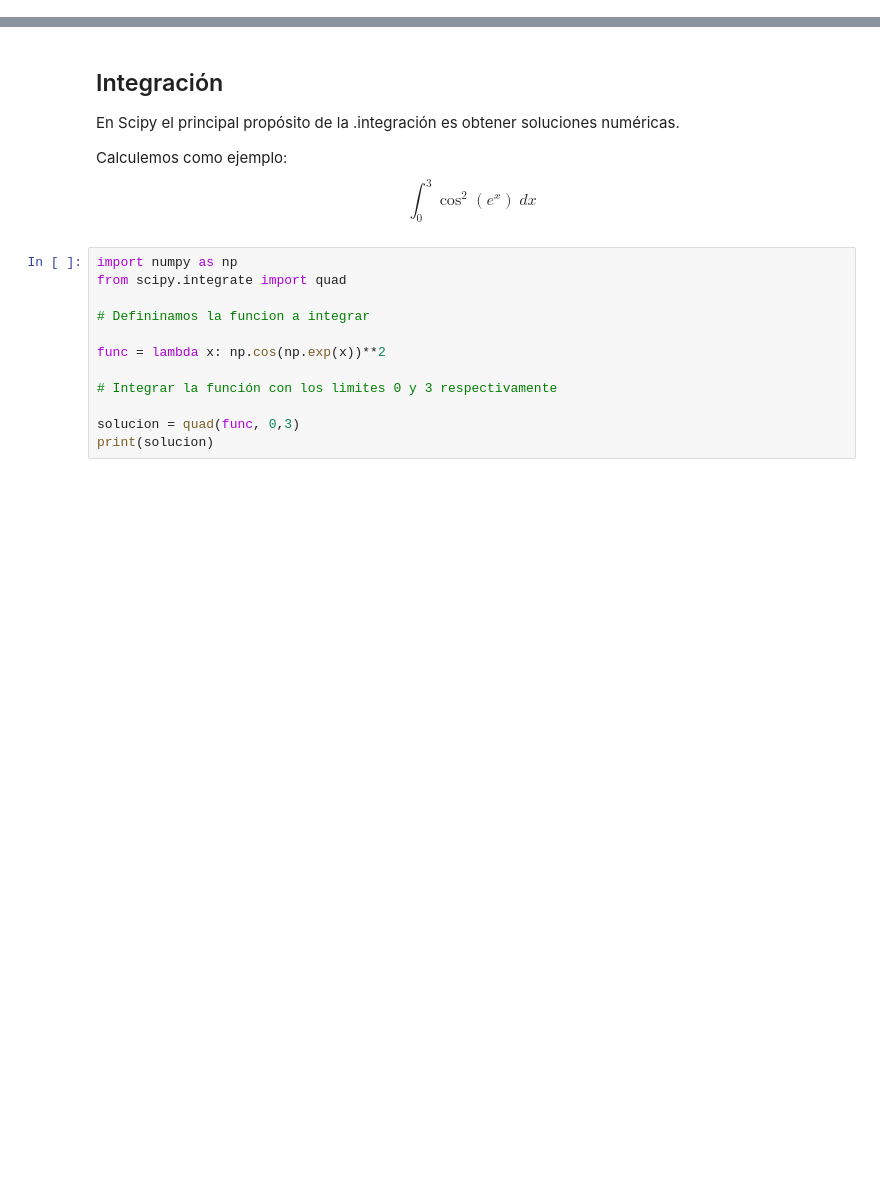
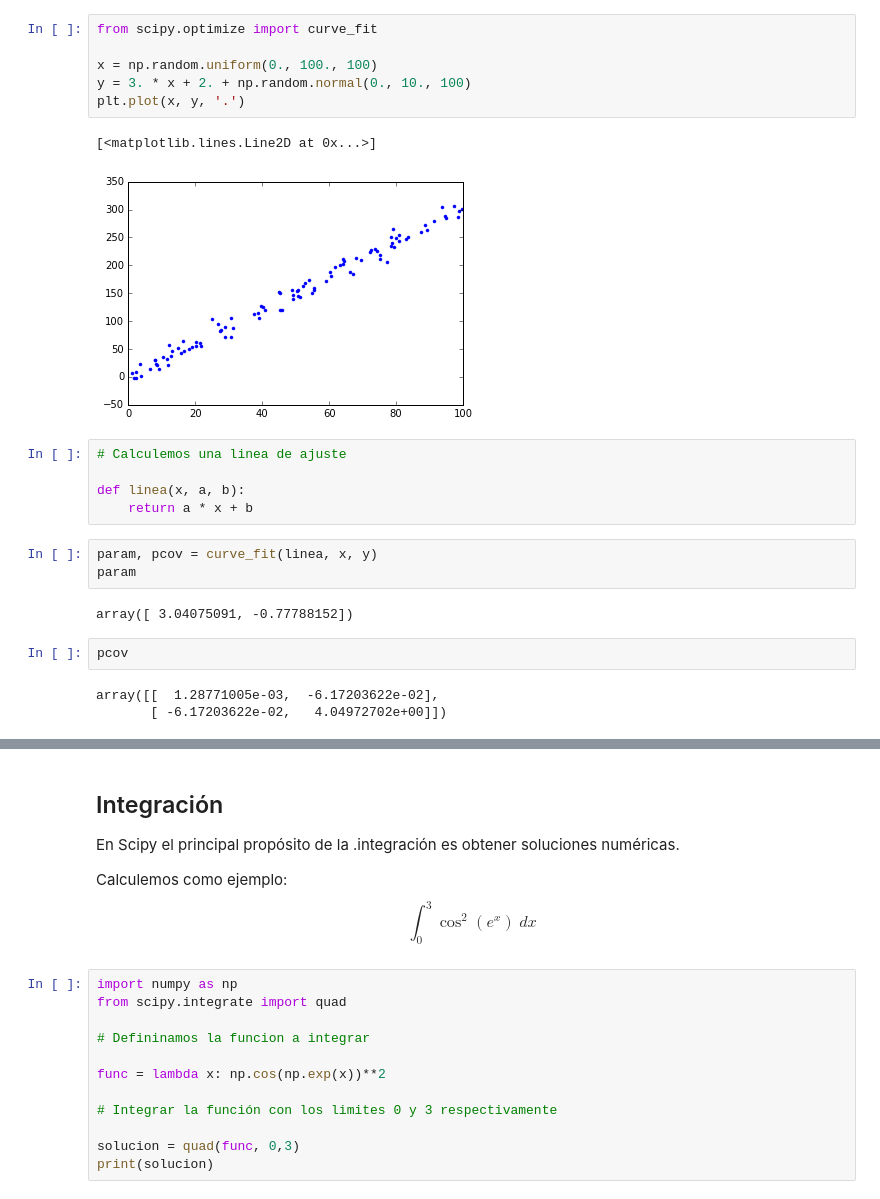
Before and after one commit to geckolml/M-L, a Jupyter notebook: numpy-scipy/Notas-scipy.ipynb, the cells around one changed output, grey strips where cells are left out. Cells and saved outputs as stored; diff of their text form; blank space fills up the shorter version.

```diff
--- a/numpy-scipy/Notas-scipy.ipynb
+++ b/numpy-scipy/Notas-scipy.ipynb
@@ -18,0 +105,24 @@ Características:
+# %%
+from scipy.optimize import curve_fit
+
+x = np.random.uniform(0., 100., 100)
+y = 3. * x + 2. + np.random.normal(0., 10., 100)
+plt.plot(x, y, '.')
+# %% [output]
+[<matplotlib.lines.Line2D at 0x...>]
+[figure, added]
+# %%
+# Calculemos una linea de ajuste
+
+def linea(x, a, b):
+    return a * x + b
+# %%
+param, pcov = curve_fit(linea, x, y)
+param
+# %% [output]
+array([ 3.04075091, -0.77788152])
+# %%
+pcov
+# %% [output]
+array([[  1.28771005e-03,  -6.17203622e-02],
+       [ -6.17203622e-02,   4.04972702e+00]])
```
Also changed, not shown: parts of 16 cells of this notebook.
